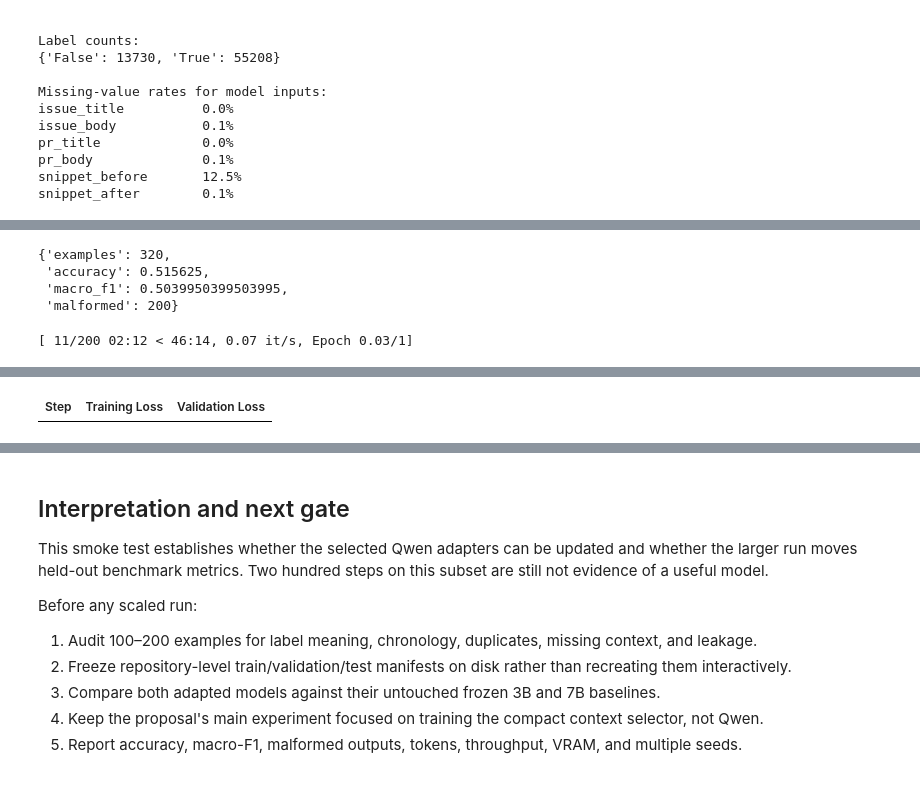
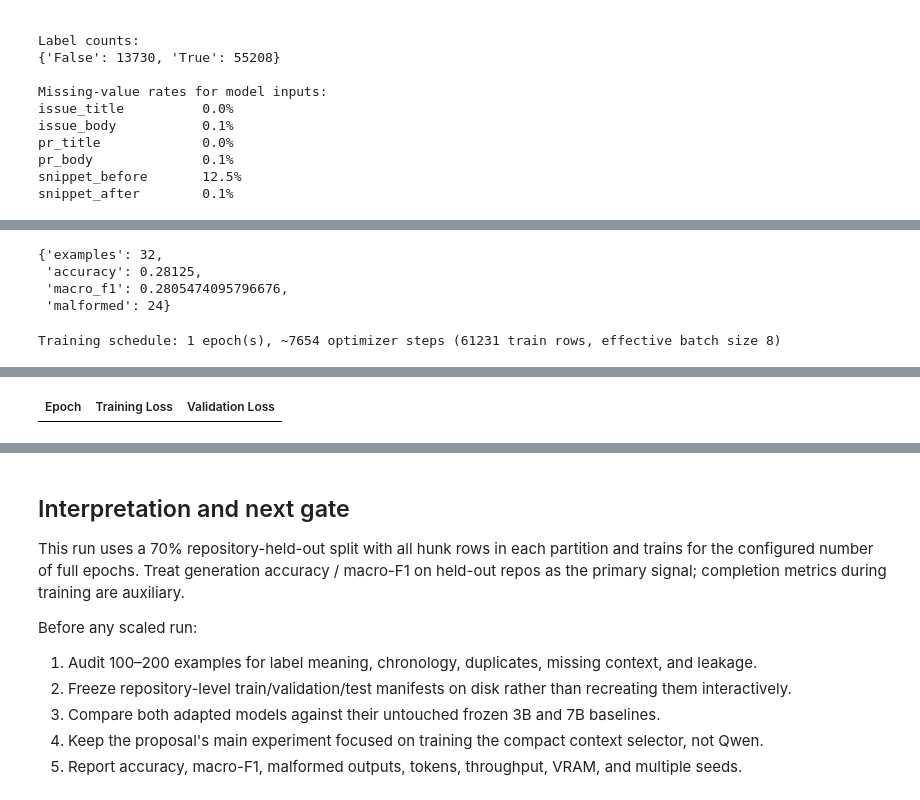
Before and after one commit to michaelsliu3/CS536_Project, a Jupyter notebook: notebooks/qwen3b_qlora_contextcrbench.ipynb, the cells around one changed output, grey strips where cells are left out. Saved outputs shown, nothing was run; the diff lists cells and outputs as text; code cells hidden in the pictures.

Commit message:
add fallback huggingface mirror for remote devices, enable 70% dataset training

```diff
--- a/notebooks/qwen3b_qlora_contextcrbench.ipynb
+++ b/notebooks/qwen3b_qlora_contextcrbench.ipynb
@@ -332,7 +384,7 @@ def as_bool(value) -> bool:
 repositories = sorted({row["full_name"] for row in index_rows if row["full_name"]})
 rng = random.Random(SEED)
 rng.shuffle(repositories)
-cut = max(1, int(0.8 * len(repositories)))
+cut = max(1, int(TRAIN_REPO_FRACTION * len(repositories)))
 train_repos = set(repositories[:cut])
 eval_repos = set(repositories[cut:])
 
@@ -352,6 +404,13 @@ def balanced_indices(pool: list[int], limit: int) -> list[int]:
     rng.shuffle(chosen)
     return chosen
 
+def select_indices(pool: list[int], limit: int | None) -> list[int]:
+    if limit is None:
+        indices = pool.copy()
+        rng.shuffle(indices)
+        return indices
+    return balanced_indices(pool, limit)
+
 def load_selected(indices: list[int]) -> Dataset:
     columns = PROMPT_COLUMNS + [ISSUE_TITLE_COLUMN]
     rows = []
@@ -360,8 +419,8 @@ def load_selected(indices: list[int]) -> Dataset:
         rows.append({column: record.get(column) for column in columns})
     return Dataset.from_list(rows)
 
-train_rows = balanced_indices(train_pool, MAX_TRAIN_EXAMPLES)
-eval_rows = balanced_indices(eval_pool, MAX_EVAL_EXAMPLES)
+train_rows = select_indices(train_pool, MAX_TRAIN_EXAMPLES)
+eval_rows = select_indices(eval_pool, MAX_EVAL_EXAMPLES)
 train_raw = load_selected(train_rows)
 eval_raw = load_selected(eval_rows)
 
@@ -371,4 +430,8 @@ assert train_prs.isdisjoint(eval_prs)
 assert set(train_raw["full_name"]).isdisjoint(set(eval_raw["full_name"]))
 print(f"Train: {len(train_raw)} rows from {len(set(train_raw['full_name']))} repositories")
 print(f"Eval:  {len(eval_raw)} rows from {len(set(eval_raw['full_name']))} repositories")
+print(
+    f"Row usage: {len(train_raw) / len(index_rows):.1%} train / "
+    f"{len(eval_raw) / len(index_rows):.1%} eval of {len(index_rows)} total hunks"
+)
 # %% [output]
@@ -521,7 +584,7 @@ At cap: 66.5%
 # %%
 from tqdm.auto import tqdm
 
-EVAL_GENERATION_EXAMPLES = min(320, len(eval_raw))
+EVAL_GENERATION_EXAMPLES = min(32, len(eval_raw))
 
 def parse_prediction(text: str) -> bool | None:
     match = re.search(r'"is_merged"\s*:\s*(true|false)', text, flags=re.IGNORECASE)
@@ -576,10 +639,10 @@ def evaluate_generation(dataset: Dataset, limit: int) -> dict[str, float | int]:
 baseline_metrics = evaluate_generation(eval_raw, EVAL_GENERATION_EXAMPLES)
 baseline_metrics
 # %% [output]
-{'examples': 320,
- 'accuracy': 0.515625,
- 'macro_f1': 0.5039950399503995,
- 'malformed': 200}
+{'examples': 32,
+ 'accuracy': 0.28125,
+ 'macro_f1': 0.2805474095796676,
+ 'malformed': 24}
 # %%
 from transformers import TrainerCallback
 
@@ -629,23 +692,31 @@ class LocalMetricsCallback(TrainerCallback):
 
 metrics_callback = LocalMetricsCallback(OUTPUT_DIR / "training_log.jsonl")
 
+_per_device_train_batch_size = 1
+_gradient_accumulation_steps = 8
+_effective_batch = _per_device_train_batch_size * _gradient_accumulation_steps
+_steps_per_epoch = max(1, (len(train_tokens) + _effective_batch - 1) // _effective_batch)
+_total_optimizer_steps = _steps_per_epoch * NUM_TRAIN_EPOCHS
+print(
+    f"Training schedule: {NUM_TRAIN_EPOCHS} epoch(s), ~{_total_optimizer_steps} optimizer steps "
+    f"({len(train_tokens)} train rows, effective batch size {_effective_batch})"
+)
+
 training_args = TrainingArguments(
     output_dir=str(OUTPUT_DIR),
-    max_steps=MAX_STEPS,
-    per_device_train_batch_size=1,
+    num_train_epochs=NUM_TRAIN_EPOCHS,
+    per_device_train_batch_size=_per_device_train_batch_size,
     per_device_eval_batch_size=1,
-    gradient_accumulation_steps=8,
+    gradient_accumulation_steps=_gradient_accumulation_steps,
     learning_rate=2e-4,
-    warmup_steps=max(1, int(0.1 * MAX_STEPS)),
+    warmup_steps=0.03,
     lr_scheduler_type="cosine",
     weight_decay=0.01,
-    logging_steps=1,
+    logging_steps=max(1, _steps_per_epoch // 50),
     logging_first_step=True,
-    eval_strategy="steps",
-    eval_steps=50,
+    eval_strategy="epoch",
     eval_accumulation_steps=1,
-    save_strategy="steps",
-    save_steps=10,
+    save_strategy="epoch",
     save_total_limit=2,
     bf16=compute_dtype == torch.bfloat16,
     fp16=compute_dtype == torch.float16,
@@ -675,4 +746,4 @@ print("Final training metrics:")
 print(json.dumps(train_result.metrics, indent=2, default=float))
 print(f"Detailed log: {metrics_callback.path}")
 # %% [output]
-[ 11/200 02:12 < 46:14, 0.07 it/s, Epoch 0.03/1]
+Training schedule: 1 epoch(s), ~7654 optimizer steps (61231 train rows, effective batch size 8)
@@ -679 +751 @@ print(f"Detailed log: {metrics_callback.path}")
-| Step | Training Loss | Validation Loss |
+| Epoch | Training Loss | Validation Loss |
@@ -722,7 +791,7 @@ print(f"Saved LoRA adapter and manifest to: {OUTPUT_DIR}")
 # %% [markdown]
 ## Interpretation and next gate
 
-This smoke test establishes whether the selected Qwen adapters can be updated and whether the larger run moves held-out benchmark metrics. Two hundred steps on this subset are still not evidence of a useful model.
+This run uses a 70% repository-held-out split with all hunk rows in each partition and trains for the configured number of full epochs. Treat generation accuracy / macro-F1 on held-out repos as the primary signal; completion metrics during training are auxiliary.
 
 Before any scaled run:
 
```
Also changed, not shown: parts of 15 cells of this notebook, 3 other files.
